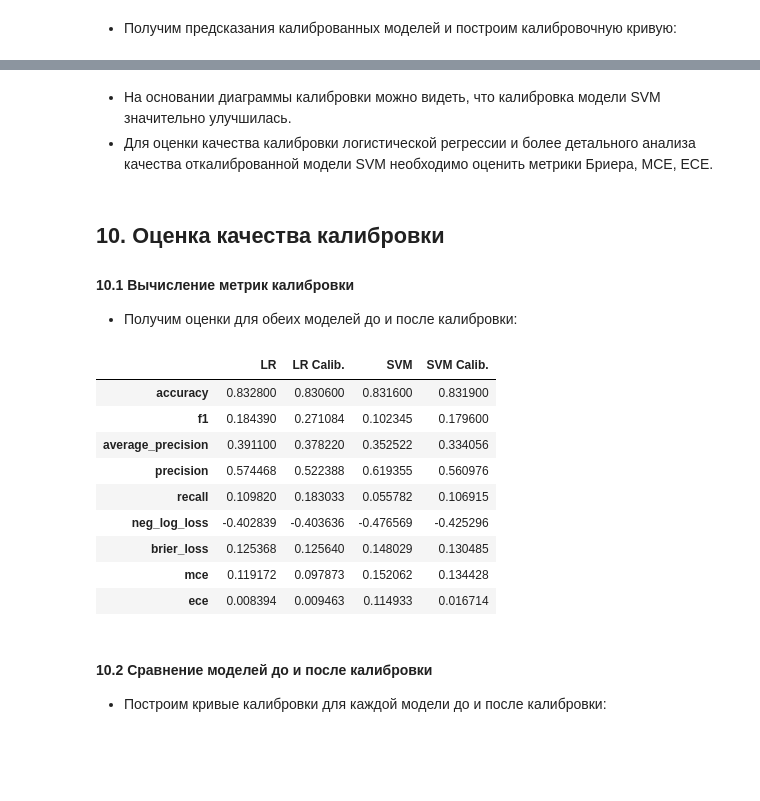
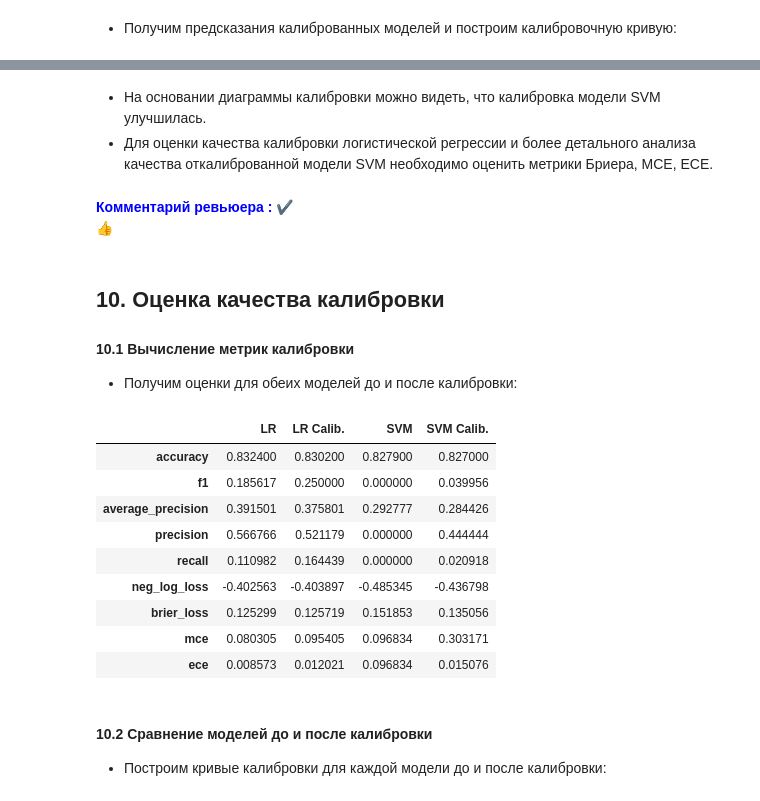
Before and after one commit to tvorogov-code/ds-yandex, a Jupyter notebook: notebooks/Проект спринта 12/Проект спринта 12.ipynb, the cells around one changed output, grey strips where cells are left out. Saved outputs shown, nothing was run; the diff lists cells and outputs as text; code cells hidden in the pictures; blank space fills up the shorter version.

```diff
--- a/notebooks/Проект спринта 12/Проект спринта 12.ipynb
+++ b/notebooks/Проект спринта 12/Проект спринта 12.ipynb
@@ -1238,15 +1374,20 @@ Fitting 5 folds for each of 19 candidates, totalling 95 fits
 # %% [markdown]
 - Поиск по сетке параметров SVM:
 # %%
-svc_grid = GridSearchCV(estimator=SVC(random_state=42),
+svc_grid_estimator = create_pipeline(num_features,
+                                    cat_ohe_features,
+                                    cat_te_features,
+                                    optimize_features,
+                                    SVC(probability=False,
+                                        random_state=RANDOM_SEED))
+
+svc_grid = GridSearchCV(estimator=svc_grid_estimator, #SVC(random_state=RANDOM_SEED),
                     param_grid=svc_param_grid,
                     cv=cv,
                     scoring='average_precision',
                     n_jobs=-1,
                     verbose=4)
-svc_grid.fit(X_train_pp_opt, y_train)
-
-top_10_results(svc_grid)
+svc_grid.fit(X_train, y_train)
 
 # Лучшие параметры
 svc_best_params = svc_grid.best_params_
@@ -1274,10 +1431,11 @@ Fitting 5 folds for each of 9 candidates, totalling 45 fits
 #### 8.1 Обучение финальной модели
 - Обучим модель логистической регрессии с лучшим набором параметров:
 # %%
-final_pipeline = create_pipeline(num_features,
-                                 cat_ohe_features,
-                                 cat_te_features,
-                                 optimize_features,
-                                 LogisticRegression(**lr_best_params))
-final_pipeline.fit(X_train, y_train)
+# final_pipeline = create_pipeline(num_features,
+#                                  cat_ohe_features,
+#                                  cat_te_features,
+#                                  optimize_features,
+#                                  LogisticRegression(**lr_best_params))
+# final_pipeline.fit(X_train, y_train)
+final_pipeline = lr_grid.best_estimator_
 y_proba_test = final_pipeline.predict_proba(X_test)[:, 1]
@@ -1284,17 +1448,20 @@ y_proba_test = final_pipeline.predict_proba(X_test)[:, 1]
 # %% [markdown]
 - Таже обучим модель SVM с лучшим набором параметров:
 # %%
-final_svm_pipeline = create_pipeline(num_features,
-                                 cat_ohe_features,
-                                 cat_te_features,
-                                 optimize_features,
-                                 SVC(**svc_best_params))
-final_svm_pipeline.fit(X_train, y_train)
+# final_svm_pipeline = create_pipeline(num_features,
+#                                  cat_ohe_features,
+#                                  cat_te_features,
+#                                  optimize_features,
+#                                  SVC(**svc_best_params))
+# final_svm_pipeline.fit(X_train, y_train)
 
+final_svm_pipeline = svc_grid.best_estimator_
 y_pred_test_svm = final_svm_pipeline.predict(X_test)
 
 # Сырые оценки SVC
 y_scores_test_svm = final_svm_pipeline.decision_function(X_test)
+
+dec = final_svm_pipeline.decision_function(X_test)
 # %% [markdown]
 #### 8.2 Подсчет метрик на тестовой выборке
 - Посчитаем метрики логистической регрессии на тестовой выборке:
@@ -1466,6 +1651,9 @@ draw_calib_curve([(lr_prob_calib_true, lr_prob_calib_pred, "Калибровка
 # %% [markdown]
-- На основании диаграммы калибровки можно видеть, что калибровка модели SVM значительно улучшилась.
+- На основании диаграммы калибровки можно видеть, что калибровка модели SVM улучшилась.
 - Для оценки качества калибровки логистической регрессии и более детального анализа качества откалиброванной модели SVM необходимо оценить метрики Бриера, MCE, ECE.
+# %% [markdown]
+<span style="color: blue; font-weight: bold">Комментарий ревьюера : </span> ✔️\
+<span style="color: green"> 👍</span>
 # %% [markdown]
 ## 10. Оценка качества калибровки
 
@@ -1478,44 +1666,43 @@ def calc_all_metrics(y_true, y_prob, n_bins=10, prefix=''):
     ece = 0
     max_error = 0
     n = len(y_true)
-    rv = {}
     for i, (bin_lower, bin_upper) in enumerate(zip(bins[:-1], bins[1:])):
         if i == n_bins - 1:
             mask = (y_prob <= bin_upper) & (y_prob >= bin_lower)
         else:
             mask = (y_prob < bin_upper) & (y_prob >= bin_lower)
         bin_size = np.sum(mask)
         if np.sum(mask) > 0:
             bin_conf = np.mean(y_prob[mask])
             bin_acc = np.mean(y_true[mask])
             ece += np.abs(bin_conf - bin_acc) * bin_size
             max_error = max(max_error, np.abs(bin_conf - bin_acc))
 
     prev_metrics = calc_metrics(y_true, y_prob, prefix=prefix)
     prev_metrics.update({(prefix + 'mce'): max_error,
                                  (prefix + 'ece'): ece / n})
     return prev_metrics
 
 lr_precalib_metrics = calc_all_metrics(y_test, y_proba_test)
 svm_precalib_metrics = calc_all_metrics(y_test, y_proba_test_svm)
 lr_calib_metrics = calc_all_metrics(y_test, y_proba_test_calib)
 svm_calib_metrics = calc_all_metrics(y_test, y_proba_test_svm_calib)
 
 display(pd.DataFrame({'LR': lr_precalib_metrics,
                       'LR Calib.': lr_calib_metrics,
                       'SVM': svm_precalib_metrics,
                       'SVM Calib.': svm_calib_metrics}))
 # %% [output]
 |  | LR | LR Calib. | SVM | SVM Calib. |
-| accuracy | 0.832800 | 0.830600 | 0.831600 | 0.831900 |
-| f1 | 0.184390 | 0.271084 | 0.102345 | 0.179600 |
-| average_precision | 0.391100 | 0.378220 | 0.352522 | 0.334056 |
-| precision | 0.574468 | 0.522388 | 0.619355 | 0.560976 |
-| recall | 0.109820 | 0.183033 | 0.055782 | 0.106915 |
-| neg_log_loss | -0.402839 | -0.403636 | -0.476569 | -0.425296 |
-| brier_loss | 0.125368 | 0.125640 | 0.148029 | 0.130485 |
-| mce | 0.119172 | 0.097873 | 0.152062 | 0.134428 |
-| ece | 0.008394 | 0.009463 | 0.114933 | 0.016714 |
+| accuracy | 0.832400 | 0.830200 | 0.827900 | 0.827000 |
+| f1 | 0.185617 | 0.250000 | 0.000000 | 0.039956 |
+| average_precision | 0.391501 | 0.375801 | 0.292777 | 0.284426 |
+| precision | 0.566766 | 0.521179 | 0.000000 | 0.444444 |
+| recall | 0.110982 | 0.164439 | 0.000000 | 0.020918 |
+| neg_log_loss | -0.402563 | -0.403897 | -0.485345 | -0.436798 |
+| brier_loss | 0.125299 | 0.125719 | 0.151853 | 0.135056 |
+| mce | 0.080305 | 0.095405 | 0.096834 | 0.303171 |
+| ece | 0.008573 | 0.012021 | 0.096834 | 0.015076 |
 # %% [markdown]
 #### 10.2 Сравнение моделей до и после калибровки
 - Построим кривые калибровки для каждой модели до и после калибровки:
```
Also changed, not shown: parts of 68 cells of this notebook, 1 other file.
